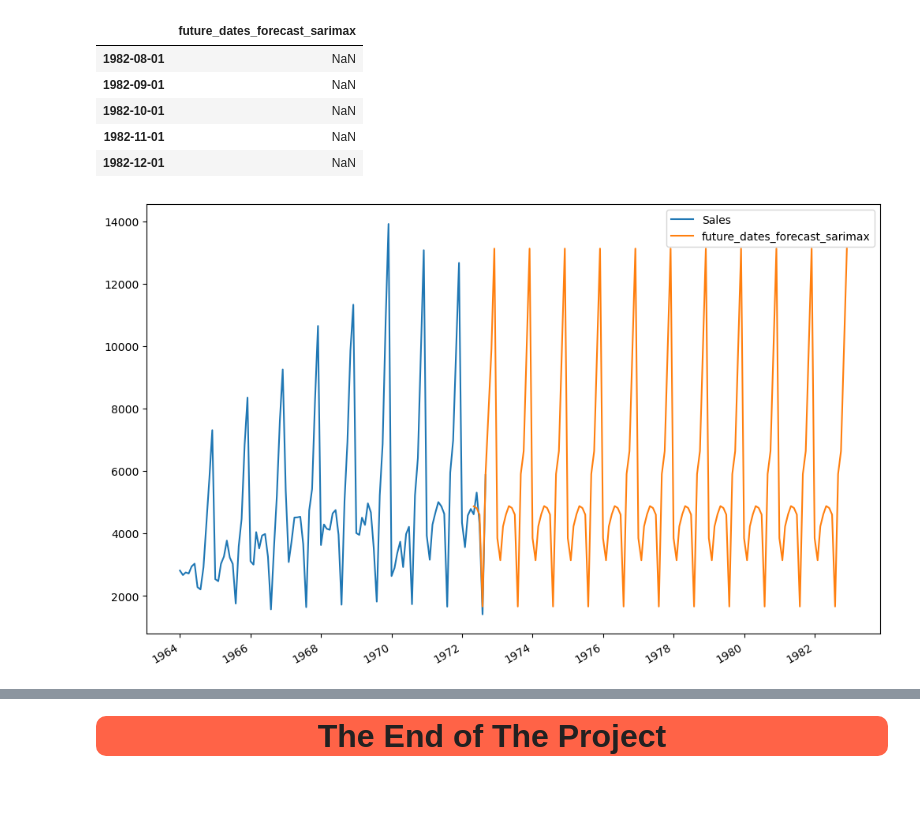
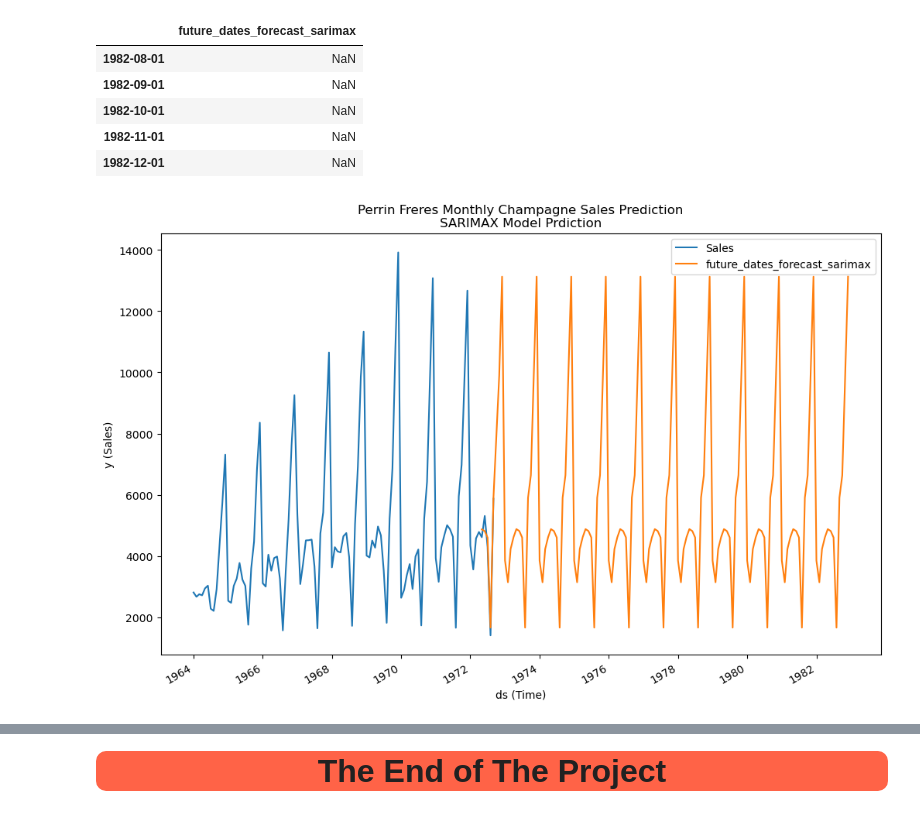
Before and after one commit to celik-muhammed/DL_Deploy_Time_Series-Product-Sales-Project, a Jupyter notebook: ml_time_series_deploy_product_sales_prediction_v1.ipynb, the cells around one changed output, grey strips where cells are left out. Saved outputs shown, nothing was run; the diff lists cells and outputs as text; code cells hidden in the pictures.

```diff
--- a/ml_time_series_deploy_product_sales_prediction_v1.ipynb
+++ b/ml_time_series_deploy_product_sales_prediction_v1.ipynb
@@ -940,12 +948,17 @@ future_datest_df.tail()
 # %%
 # Concatinating future_dates
 future_df = pd.concat([df, future_datest_df])
 future_df.tail()
 
 # Predictions
 future_df['future_dates_forecast_sarimax'] = model.predict(start=y.index[-5], end=future_dates[-1])
 
 # Plotting
 future_df[['Sales', 'future_dates_forecast_sarimax']].plot(figsize=(12, 8));
+
+plt.xlabel('ds (Time)')
+plt.ylabel('y (Sales)')
+plt.title('Perrin Freres Monthly Champagne Sales Prediction\nSARIMAX Model Prdiction')
+plt.show()
 # %% [output]
-[figure, old version]
+[figure, new version]
```
Also changed, not shown: parts of 13 cells of this notebook.
